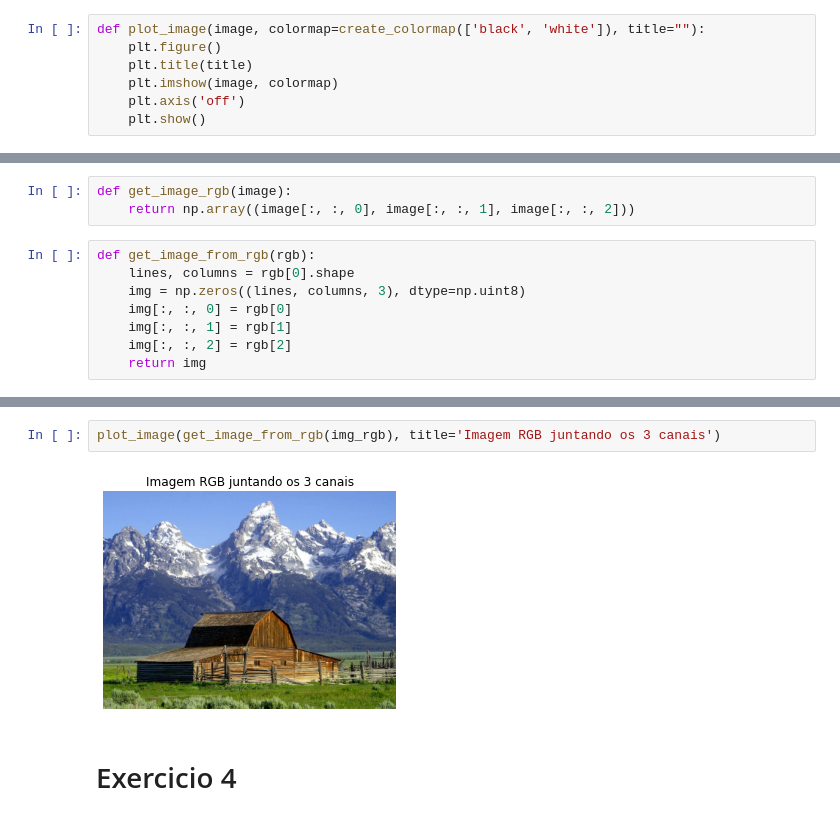
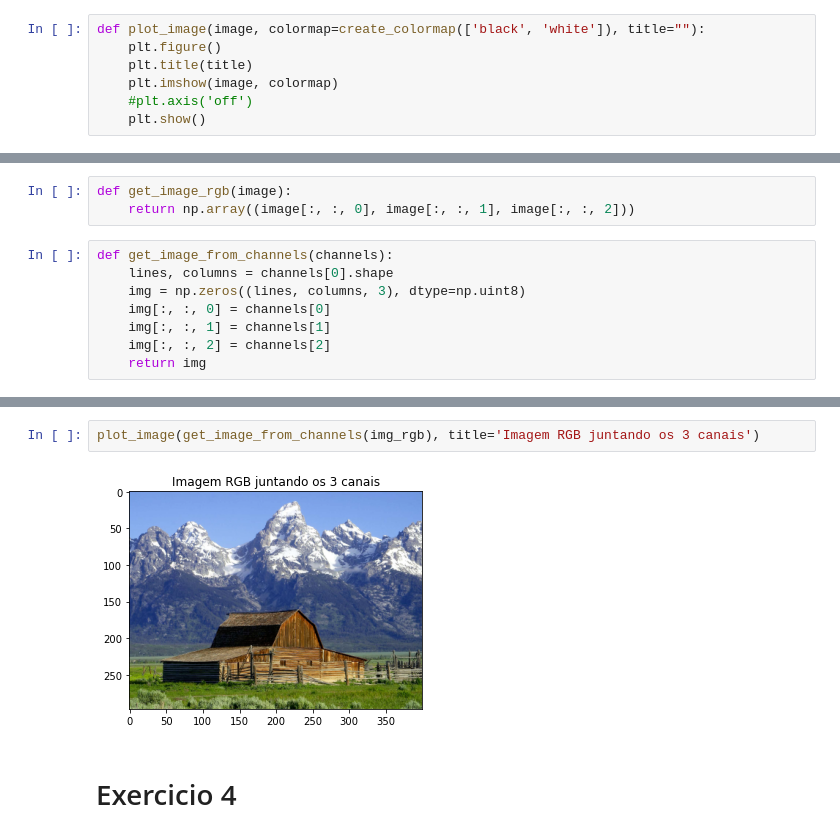
Before and after one commit to sbalves/MULT, a Jupyter notebook: TP1.ipynb, the cells around one changed output, grey strips where cells are left out. Drawn from its saved outputs; the diff is of its cells as text.

```diff
--- a/TP1.ipynb
+++ b/TP1.ipynb
@@ -114,7 +117,7 @@ def plot_image(image, colormap=create_colormap(['black', 'white']), title=""):
     plt.figure()
     plt.title(title)
     plt.imshow(image, colormap)
-    plt.axis('off')
+    #plt.axis('off')
     plt.show()
 # %%
 image = read_image('./imagens/barn_mountains.bmp')
@@ -134,12 +137,12 @@ plot_image(image[:, :, 1], random_map)
 def get_image_rgb(image):
     return np.array((image[:, :, 0], image[:, :, 1], image[:, :, 2]))
 # %%
-def get_image_from_rgb(rgb):
-    lines, columns = rgb[0].shape
+def get_image_from_channels(channels):
+    lines, columns = channels[0].shape
     img = np.zeros((lines, columns, 3), dtype=np.uint8)
-    img[:, :, 0] = rgb[0]
-    img[:, :, 1] = rgb[1]
-    img[:, :, 2] = rgb[2]
+    img[:, :, 0] = channels[0]
+    img[:, :, 1] = channels[1]
+    img[:, :, 2] = channels[2]
     return img
 # %%
 img_rgb = get_image_rgb(image)
@@ -155,7 +158,7 @@ plot_image(img_rgb[2], blue_map, 'Canal B de uma imagem RGB com o colormap adequ
 # %%
-plot_image(get_image_from_rgb(img_rgb), title='Imagem RGB juntando os 3 canais')
+plot_image(get_image_from_channels(img_rgb), title='Imagem RGB juntando os 3 canais')
 # %% [output]
-[figure, old version]
+[figure, new version]
 # %% [markdown]
 # Exercicio 4
 # %%
```
Also changed, not shown: parts of 20 cells of this notebook.
